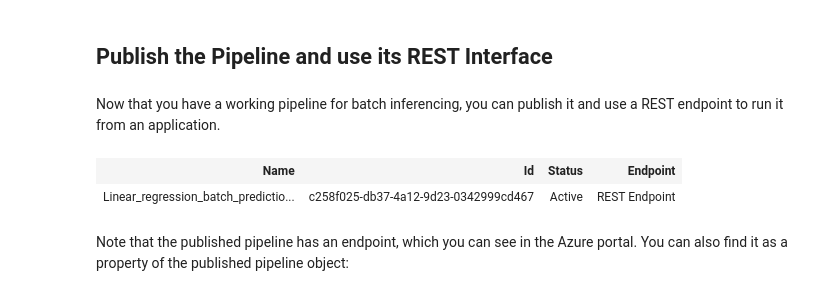
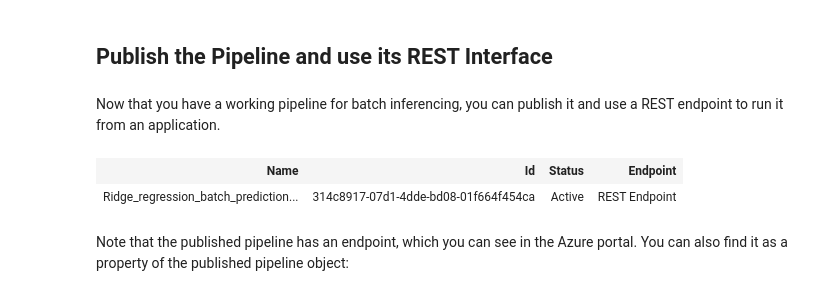
Before and after one commit to letylu/bootcamp-bringing-ML-models-into-production-intermediary-jun-aug2021, a Jupyter notebook: bootcamp/lesson2/create_batch_pipeline.ipynb, the cells around one changed output. Drawn from its saved outputs; the diff is of its cells as text; code cells hidden in the pictures.

Commit message:
Ridge runs

```diff
--- a/bootcamp/lesson2/create_batch_pipeline.ipynb
+++ b/bootcamp/lesson2/create_batch_pipeline.ipynb
@@ -323,14 +331,17 @@ df.head(20)
 # %% [markdown]
 Now that you have a working pipeline for batch inferencing, you can publish it and use a REST endpoint to run it from an application.
 # %%
-published_pipeline = pipeline_run.publish_pipeline(name='Linear_regression_batch_prediction_pipeline',
-                                                   description='Batch scoring using linear regression model',
+#published_pipeline = pipeline_run.publish_pipeline(name='Linear_regression_batch_prediction_pipeline',
+#                                                   description='Batch scoring using linear regression model',
+#                                                   version='1.0')
+
+published_pipeline = pipeline_run.publish_pipeline(name='Ridge_regression_batch_prediction_pipeline',
+                                                   description='Batch scoring using ridge regression model',
                                                    version='1.0')
-
 published_pipeline
 # %% [output]
 | Name | Id | Status | Endpoint |
-| Linear_regression_batch_predictio... | c258f025-db37-4a12-9d23-0342999cd467 | Active | REST Endpoint |
+| Ridge_regression_batch_prediction... | 314c8917-07d1-4dde-bd08-01f664f454ca | Active | REST Endpoint |
 # %% [markdown]
 Note that the published pipeline has an endpoint, which you can see in the Azure portal. You can also find it as a property of the published pipeline object:
 # %%
```
Also changed, not shown: parts of 10 cells of this notebook, 12 other files.
